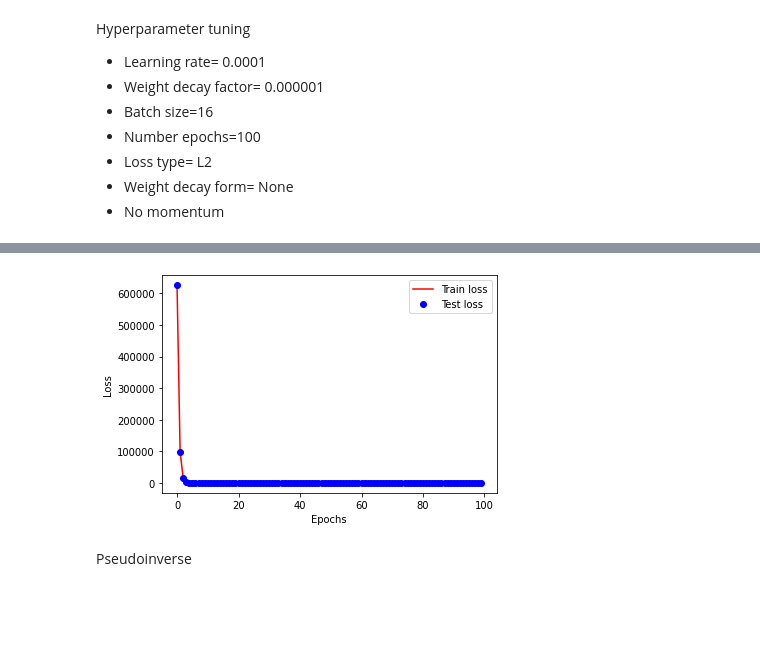
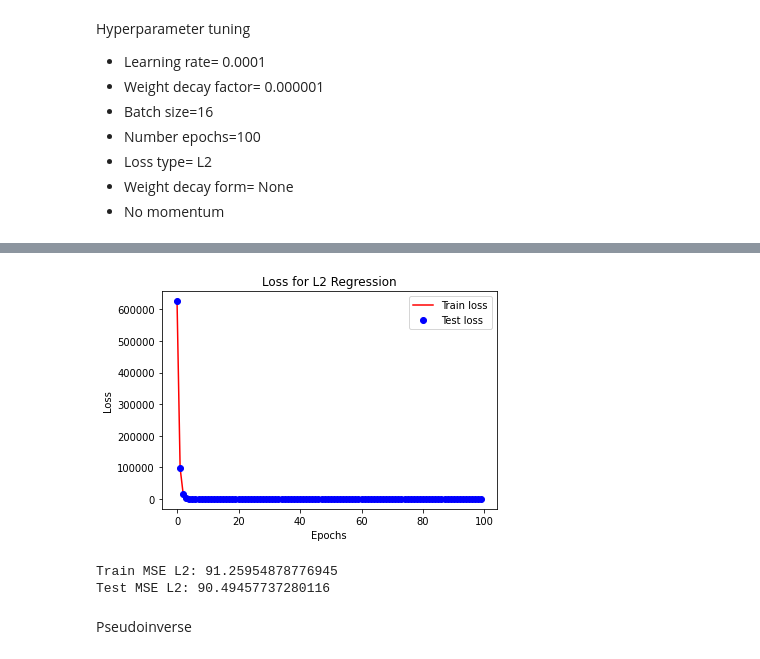
Before and after one commit to anastasiarenata1/deeplearning, a Jupyter notebook: LNN_with_Numpy_and_Softmax_Classifier.ipynb, the cells around one changed output, grey strips where cells are left out. Drawn from its saved outputs; the diff is of its cells as text; code cells hidden in the pictures; blank space fills up the shorter version.

```diff
--- a/LNN_with_Numpy_and_Softmax_Classifier.ipynb
+++ b/LNN_with_Numpy_and_Softmax_Classifier.ipynb
@@ -270,13 +250,25 @@ Epoch: 100 /100, Train loss: 91.26013678534287 Test loss: 90.5351719720236
 # %%
 num_epochs=100
 plt.plot(range(num_epochs), train_loss_ridge,'r', label="Train loss")
 plt.plot(range(num_epochs), test_loss_ridge, 'bo',label="Test loss")
 plt.xlabel("Epochs")
 plt.ylabel("Loss")
+plt.title('Loss for L2 Regression')
 plt.legend()
 plt.show()
 # %% [output]
-[figure, old version]
+[figure, new version]
+# %%
+#Evaluate L2
+y_train_pred_l2 = np.dot(train_x, w_ridge)
+train_mse_l2 = musicMSE(train_y,y_train_pred_l2)
+y_test_pred_l2 = np.dot(test_x, w_ridge)
+test_mse_l2 = musicMSE(test_y, y_test_pred_l2)
+print("Train MSE L2:", train_mse_l2)
+print("Test MSE L2:", test_mse_l2)
+# %% [output]
+Train MSE L2: 91.25954878776945
+Test MSE L2: 90.49457737280116
 # %% [markdown]
 Pseudoinverse
 # %%
```
Also changed, not shown: parts of 35 cells of this notebook.
